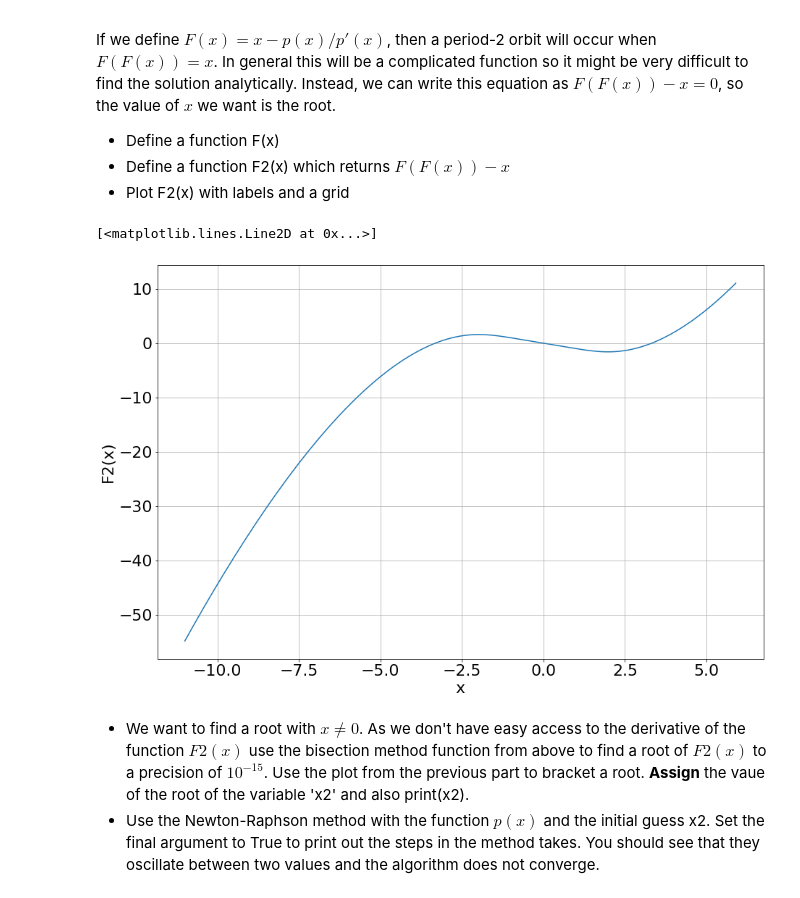
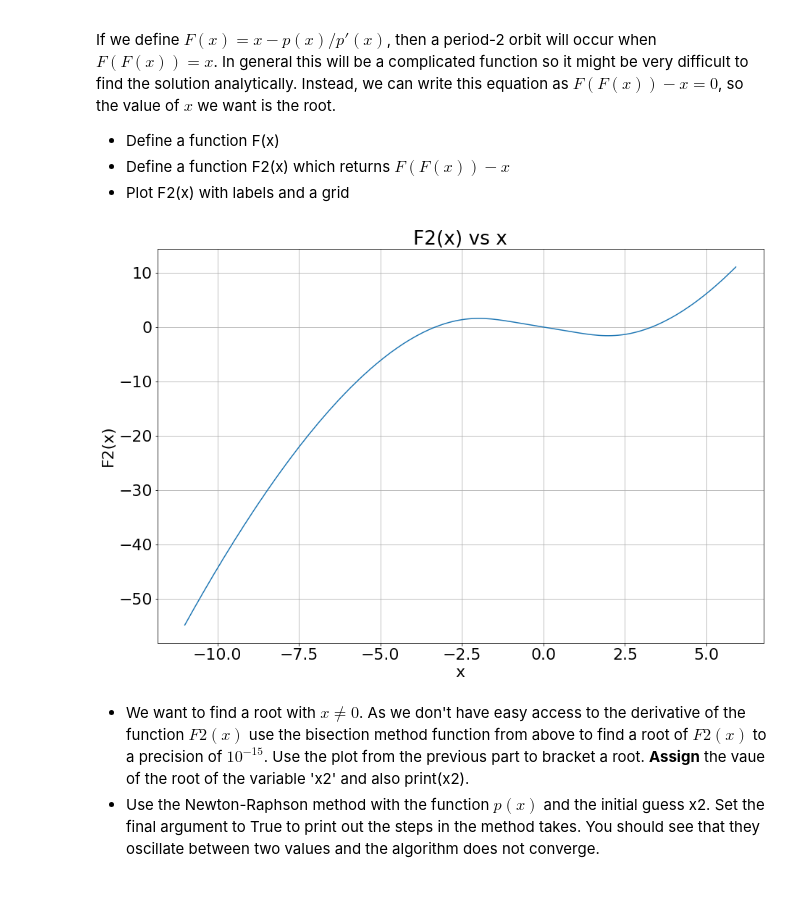
Before and after one commit to Padraig-Ryan/ACM20030-Assignments, a Jupyter notebook: Assignment-2.ipynb, the cells around one changed output. Cells and saved outputs as stored; diff of their text form; code cells hidden in the pictures.

```diff
--- a/Assignment-2.ipynb
+++ b/Assignment-2.ipynb
@@ -173,18 +177,19 @@ If we define $F(x) = x - p(x)/p'(x)$, then a period-2 orbit will occur when $F(F
 # %%
 def F(x):
     return x -p(x)/dp(x)
 def F2(x):
     return F(F(x))-x
 
 x = np.arange(-11,6,0.1)
 
 plt.grid()
+plt.title("F2(x) vs x")
 plt.xlabel("x")
 plt.ylabel("F2(x)")
 plt.plot(x, F2(x))
+plt.show()
 # %% [output]
-[<matplotlib.lines.Line2D at 0x...>]
-[figure, old version]
+[figure, new version]
 # %% [markdown]
 - We want to find a root with $x \neq 0$. As we don't have easy access to the derivative of the function $F2(x)$ use the bisection method function from above to find a root of $F2(x)$ to a precision of $10^{-15}$. Use the plot from the previous part to bracket a root. **Assign** the vaue of the root of the variable 'x2' and also print(x2).
 - Use the Newton-Raphson method with the function $p(x)$ and the initial guess x2. Set the final argument to True to print out the steps in the method takes. You should see that they oscillate between two values and the algorithm does not converge.
```
Also changed, not shown: parts of 9 cells of this notebook.
